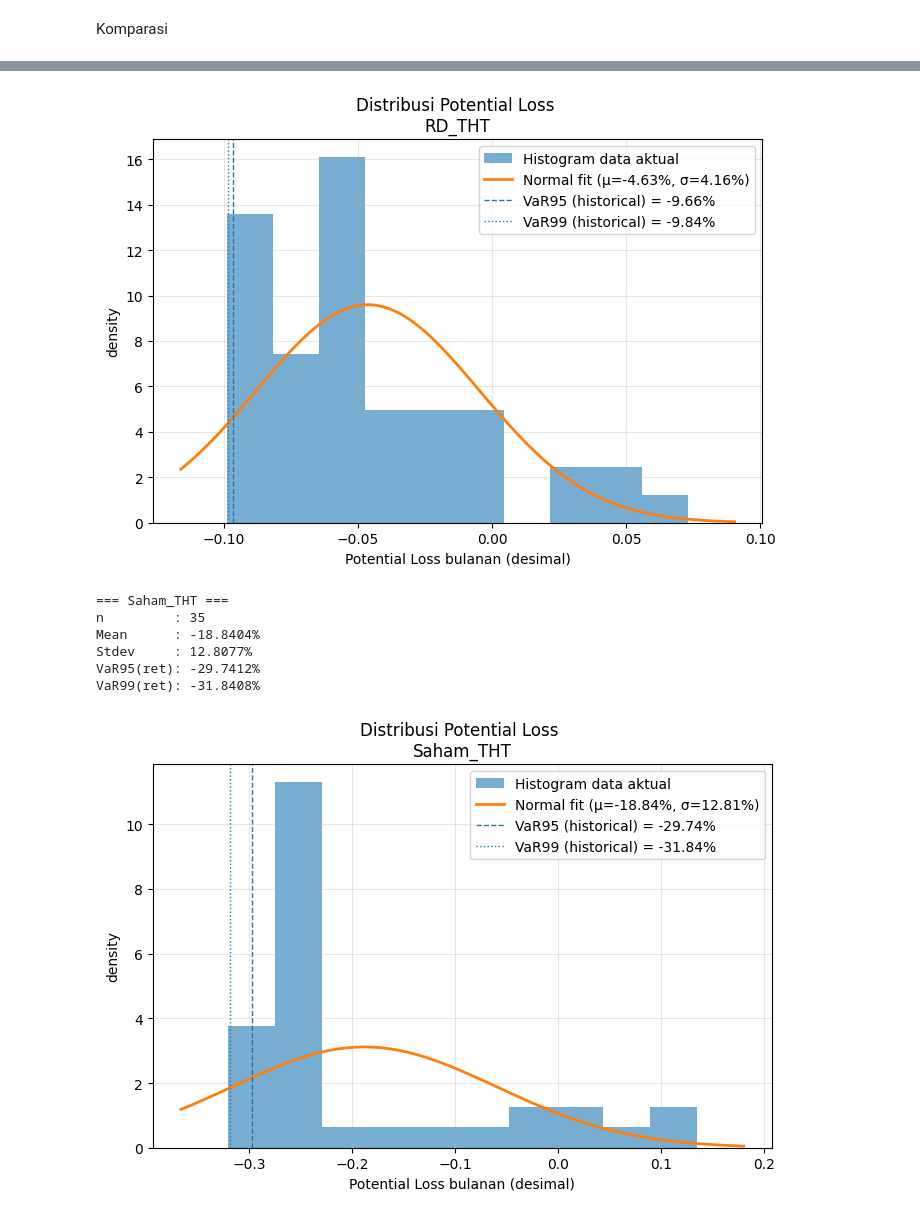
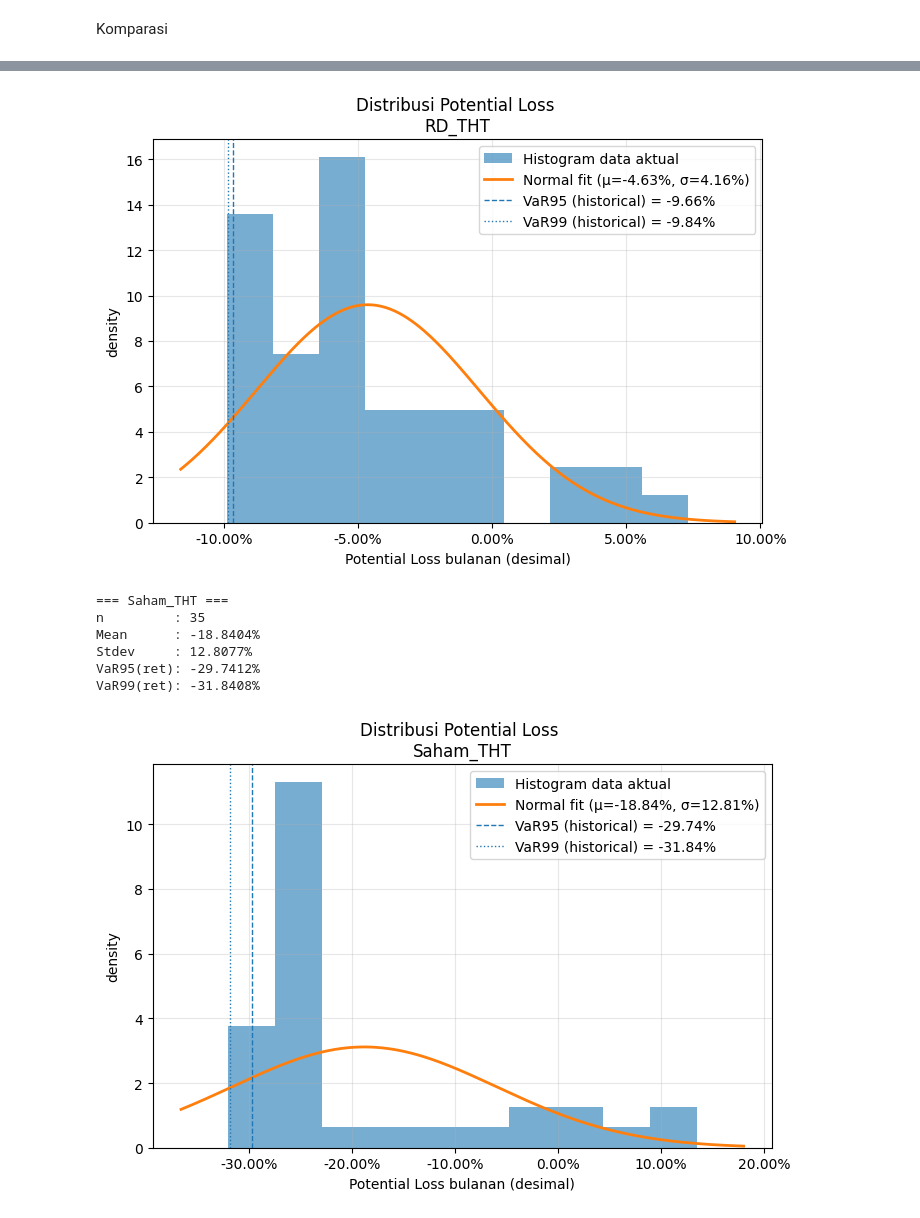
Before and after one commit to iqbaltanjung97/VaR, a Jupyter notebook: VaR.ipynb, the cells around one changed output, grey strips where cells are left out. Drawn from its saved outputs; the diff is of its cells as text; code cells hidden in the pictures.

```diff
--- a/VaR.ipynb
+++ b/VaR.ipynb
@@ -191,6 +191,7 @@ import pandas as pd
 import numpy as np
 import matplotlib.pyplot as plt
 from scipy.stats import norm
+from matplotlib.ticker import FuncFormatter
 
 # =========================================================
 # 1. LOAD DATA
@@ -257,6 +258,7 @@ for col in asset_cols:
     plt.grid(True, alpha=0.3)
     plt.legend()
     plt.tight_layout()
+    plt.gca().xaxis.set_major_formatter(FuncFormatter(lambda x, _: f"{x*100:.2f}%"))
     plt.show()
 # %% [output]
 === FI_THT ===
@@ -269,14 +271,14 @@ VaR99(ret): -10.0925%
 === RD_THT ===
 n         : 47
 Mean      : -4.6296%
 Stdev     : 4.1576%
 VaR95(ret): -9.6580%
 VaR99(ret): -9.8432%
-[figure, old version]
+[figure, new version]
 === Saham_THT ===
 n         : 35
 Mean      : -18.8404%
 Stdev     : 12.8077%
 VaR95(ret): -29.7412%
 VaR99(ret): -31.8408%
-[figure, old version]
+[figure, new version]
```
Also changed, not shown: parts of 3 cells of this notebook, 1 other file.
